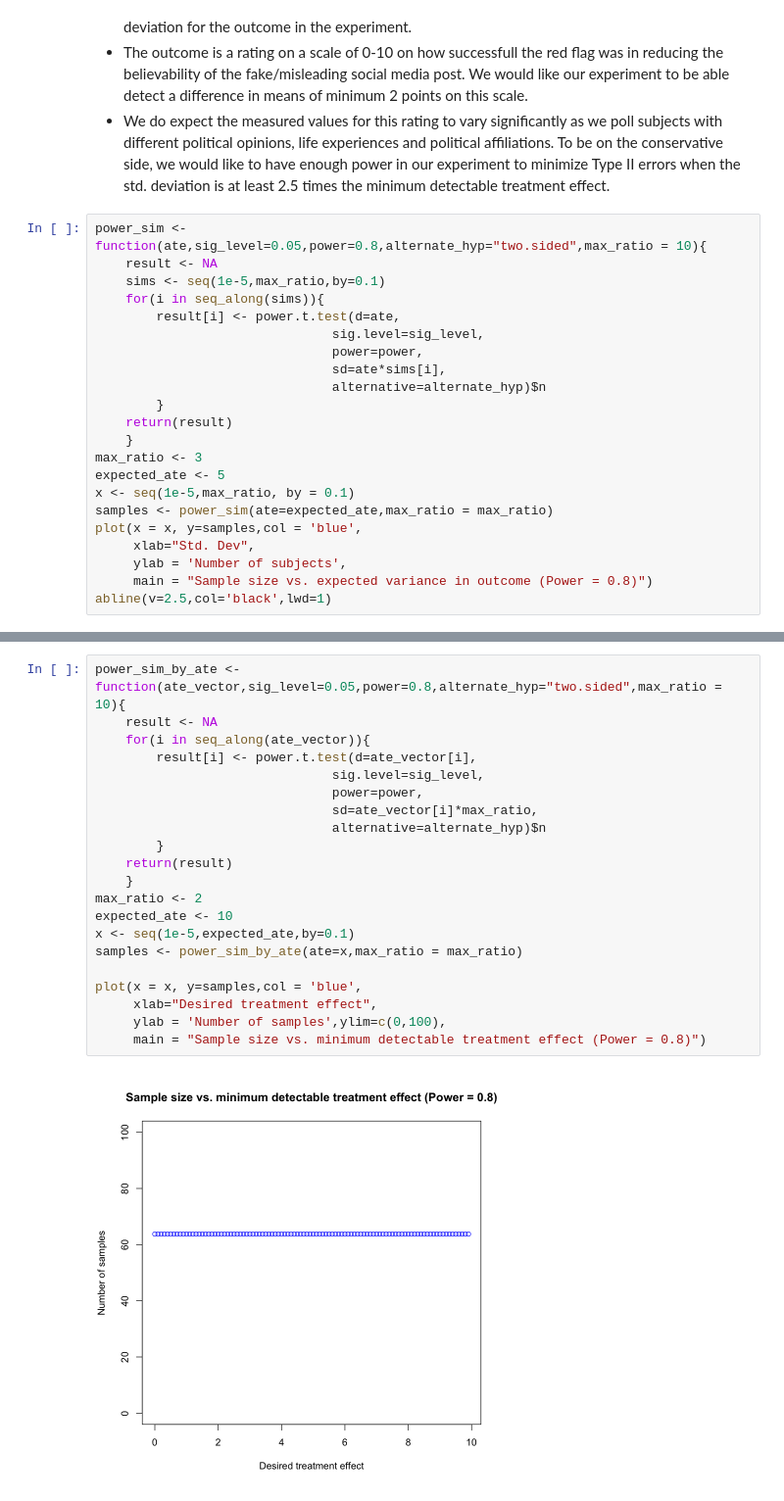
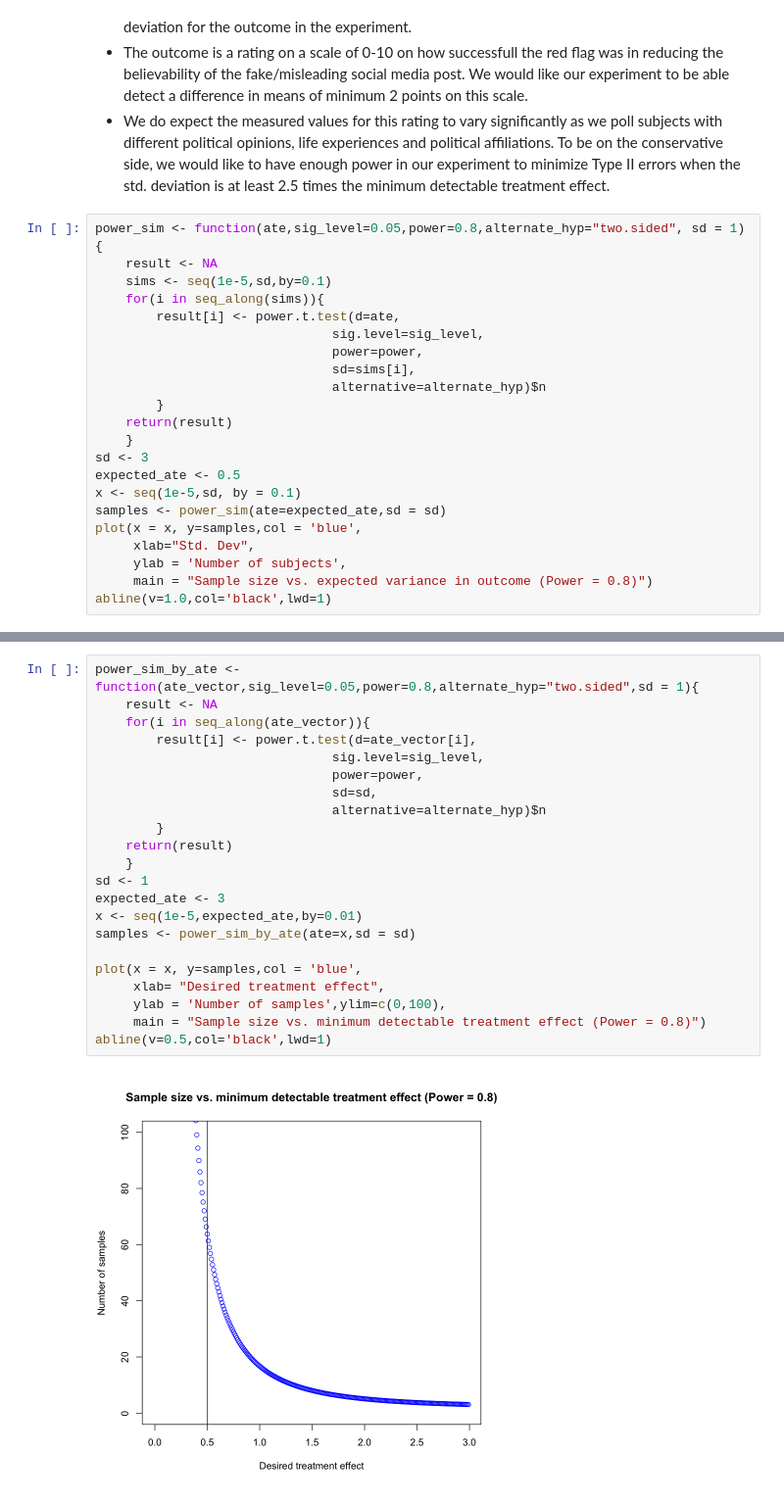
Before and after one commit to suhasgupta791/W241-red-flagging-fake-news, a Jupyter notebook: Project_R_Notebook.ipynb, the cells around one changed output, grey strips where cells are left out. Shown at 98% size. Cells and saved outputs as stored; diff of their text form.

Commit message:
Computed power with pilot data

```diff
--- a/Project_R_Notebook.ipynb
+++ b/Project_R_Notebook.ipynb
@@ -51,25 +41,25 @@ $$ power = 1 - P_r(\text{Type II Error}) = P_r(\text{reject}\ H_0 | H_1 \text{is
 - The outcome is a rating on a scale of 0-10 on how successfull the red flag was in reducing the believability of the fake/misleading social media post. We would like our experiment to be able detect a difference in means of minimum 2 points on this scale.
 - We do expect the measured values for this rating to vary significantly as we poll subjects with different political opinions, life experiences and political affiliations. To be on the conservative side, we would like to have enough power in our experiment to minimize Type II errors when the std. deviation is at least 2.5 times the minimum detectable treatment effect.
 # %%
-power_sim <- function(ate,sig_level=0.05,power=0.8,alternate_hyp="two.sided",max_ratio = 10){
+power_sim <- function(ate,sig_level=0.05,power=0.8,alternate_hyp="two.sided", sd = 1){
     result <- NA
-    sims <- seq(1e-5,max_ratio,by=0.1)
+    sims <- seq(1e-5,sd,by=0.1)
     for(i in seq_along(sims)){
         result[i] <- power.t.test(d=ate,
                                sig.level=sig_level,
                                power=power,
-                               sd=ate*sims[i],
+                               sd=sims[i],
                                alternative=alternate_hyp)$n
         }
     return(result)
     }
-max_ratio <- 3
-expected_ate <- 5
-x <- seq(1e-5,max_ratio, by = 0.1)
-samples <- power_sim(ate=expected_ate,max_ratio = max_ratio)
+sd <- 3
+expected_ate <- 0.5
+x <- seq(1e-5,sd, by = 0.1)
+samples <- power_sim(ate=expected_ate,sd = sd)
 plot(x = x, y=samples,col = 'blue',
      xlab="Std. Dev",
      ylab = 'Number of subjects',
      main = "Sample size vs. expected variance in outcome (Power = 0.8)")
-abline(v=2.5,col='black',lwd=1)
+abline(v=1.0,col='black',lwd=1)
 # %% [output]
@@ -79,28 +69,29 @@ The above plot shows that we need a minimum sample size of 100 to achieve a powe
 
 The plot below, validates that the absolute value of minimum treatment effect doesn't change the sample size requirement significantly and that this is determined mostly by the expected variance in the measurement data.
 # %%
-power_sim_by_ate <- function(ate_vector,sig_level=0.05,power=0.8,alternate_hyp="two.sided",max_ratio = 10){
+power_sim_by_ate <- function(ate_vector,sig_level=0.05,power=0.8,alternate_hyp="two.sided",sd = 1){
     result <- NA
     for(i in seq_along(ate_vector)){
         result[i] <- power.t.test(d=ate_vector[i],
                                sig.level=sig_level,
                                power=power,
-                               sd=ate_vector[i]*max_ratio,
+                               sd=sd,
                                alternative=alternate_hyp)$n
         }
     return(result)
     }
-max_ratio <- 2
-expected_ate <- 10
-x <- seq(1e-5,expected_ate,by=0.1)
-samples <- power_sim_by_ate(ate=x,max_ratio = max_ratio)
+sd <- 1
+expected_ate <- 3
+x <- seq(1e-5,expected_ate,by=0.01)
+samples <- power_sim_by_ate(ate=x,sd = sd)
 
 plot(x = x, y=samples,col = 'blue',
-     xlab="Desired treatment effect",
+     xlab= "Desired treatment effect",
      ylab = 'Number of samples',ylim=c(0,100),
      main = "Sample size vs. minimum detectable treatment effect (Power = 0.8)")
+abline(v=0.5,col='black',lwd=1)
 # %% [output]
-[figure, old version]
+[figure, new version]
 # %% [markdown]
 ### Pilot study
 
```
Also changed, not shown: parts of 27 cells of this notebook.
